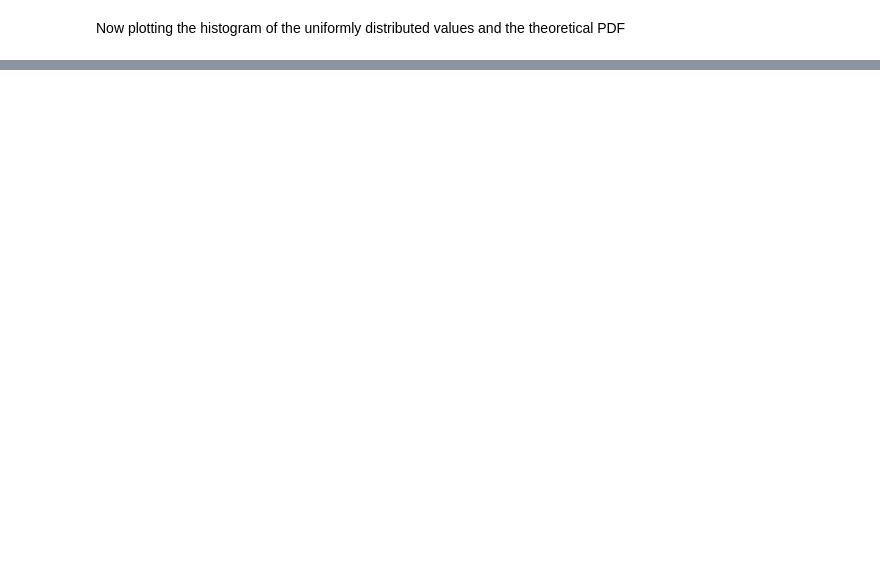
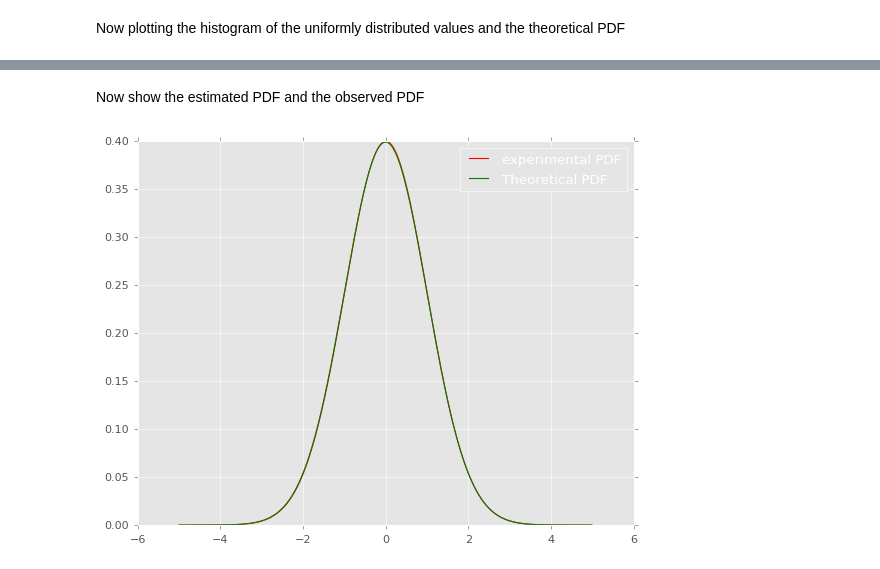
Before and after one commit to Twaal/Statistical_Signal_Processing_IN5340, a Jupyter notebook: Project_1/project_1.ipynb, the cells around one changed output, grey strips where cells are left out. Saved outputs shown, nothing was run; the diff lists cells and outputs as text; code cells hidden in the pictures; blank space fills up the shorter version.

```diff
--- a/Project_1/project_1.ipynb
+++ b/Project_1/project_1.ipynb
@@ -98,0 +128,10 @@ plt.plot(theory_x, theory_y, 'g')
+# %% [markdown]
+Now show the estimated PDF and the observed PDF
+# %%
+x_axis = np.arange(-5, 5, 0.01)
+fig, ax = plt.subplots()
+plt.plot(x_axis, norm.pdf(x_axis, mean, np.sqrt(variance)), 'r', label='experimental PDF')
+plt.plot(x_axis, norm.pdf(x_axis, 0, 1), 'g', label='Theoretical PDF')
+leg = ax.legend()
+# %% [output]
+[figure, added]
```
Also changed, not shown: parts of 9 cells of this notebook.
